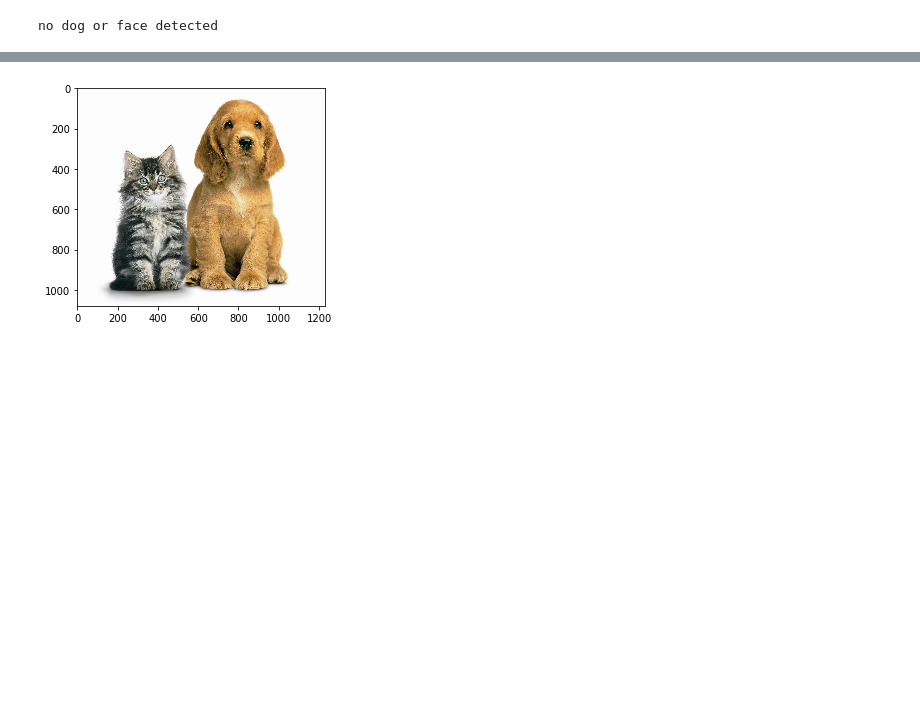
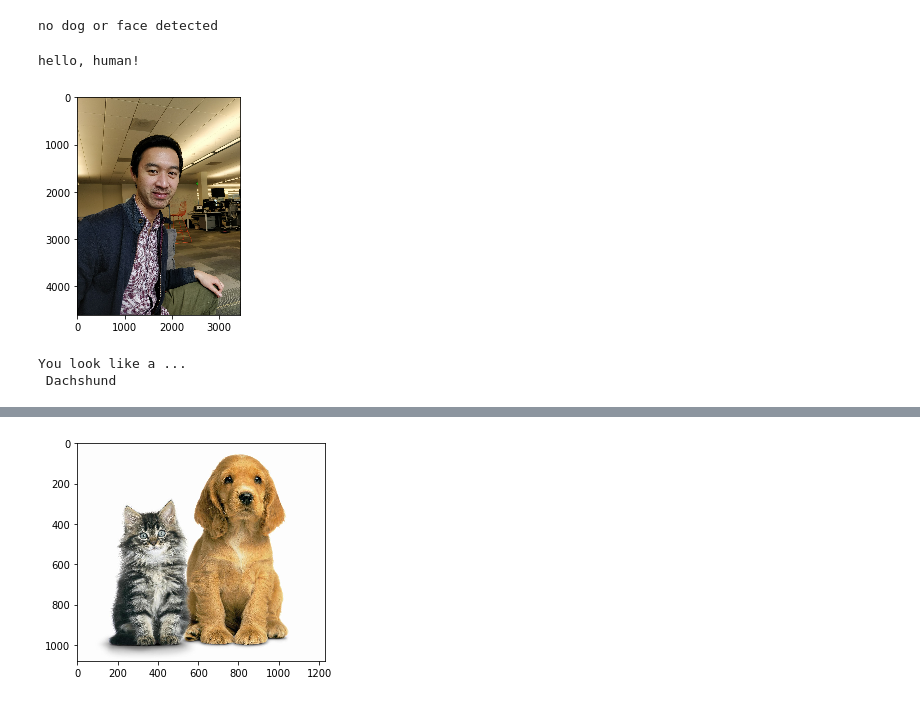
Before and after one commit to manasapte/dog-project, a Jupyter notebook: dog_app.ipynb, the cells around one changed output, grey strips where cells are left out. Saved outputs shown, nothing was run; the diff lists cells and outputs as text; code cells hidden in the pictures; blank space fills up the shorter version.

```diff
--- a/dog_app.ipynb
+++ b/dog_app.ipynb
@@ -196,0 +298,11 @@ We suggest the face detector from OpenCV as a potential way to detect human imag
+# %%
+from keras.callbacks import ModelCheckpoint
+
+epochs = 50
+
+checkpointer = ModelCheckpoint(filepath='saved_models/fd.weights.best.from_scratch.hdf5',
+                               verbose=1, save_best_only=True)
+
+model.fit(fd_train_tensors, fd_train_target,
+          validation_data=(fd_valid_tensors, fd_valid_target),
+          epochs=epochs, batch_size=500, callbacks=[checkpointer], verbose=1)
@@ -197,3 +328,12 @@ We suggest the face detector from OpenCV as a potential way to detect human imag
+# %%
+face_detection_model = model
+face_detection_model.load_weights('saved_models/fd.weights.best.from_scratch.hdf5')
+# %%
+from keras.applications.resnet50 import preprocess_input
+
+def face_detector_dl(img_path):
+    img = preprocess_input(path_to_tensor(img_path))
+    return face_detection_model.predict(img) == 1
 # %% [markdown]
 ---
 <a id='step2'></a>
@@ -714,7 +854,7 @@ import matplotlib.image as mpimg
 
 
 def predict_dog_breed(file_path):
-    if (face_detector(file_path)):
+    if (face_detector_dl(file_path)):
         print("hello, human!")
         breed = inception_predict_breed(file_path)
         plt.imshow(mpimg.imread(file_path))
@@ -781,3 +923,10 @@ no dog or face detected
 predict_dog_breed('/home/ubuntu/anothercat.jpg')
 # %% [output]
 no dog or face detected
+# %%
+predict_dog_breed('/home/ubuntu/alvin.jpg')
+# %% [output]
+hello, human!
+[figure, added]
+You look like a ...
+ Dachshund
```
Also changed, not shown: parts of 22 cells of this notebook.
